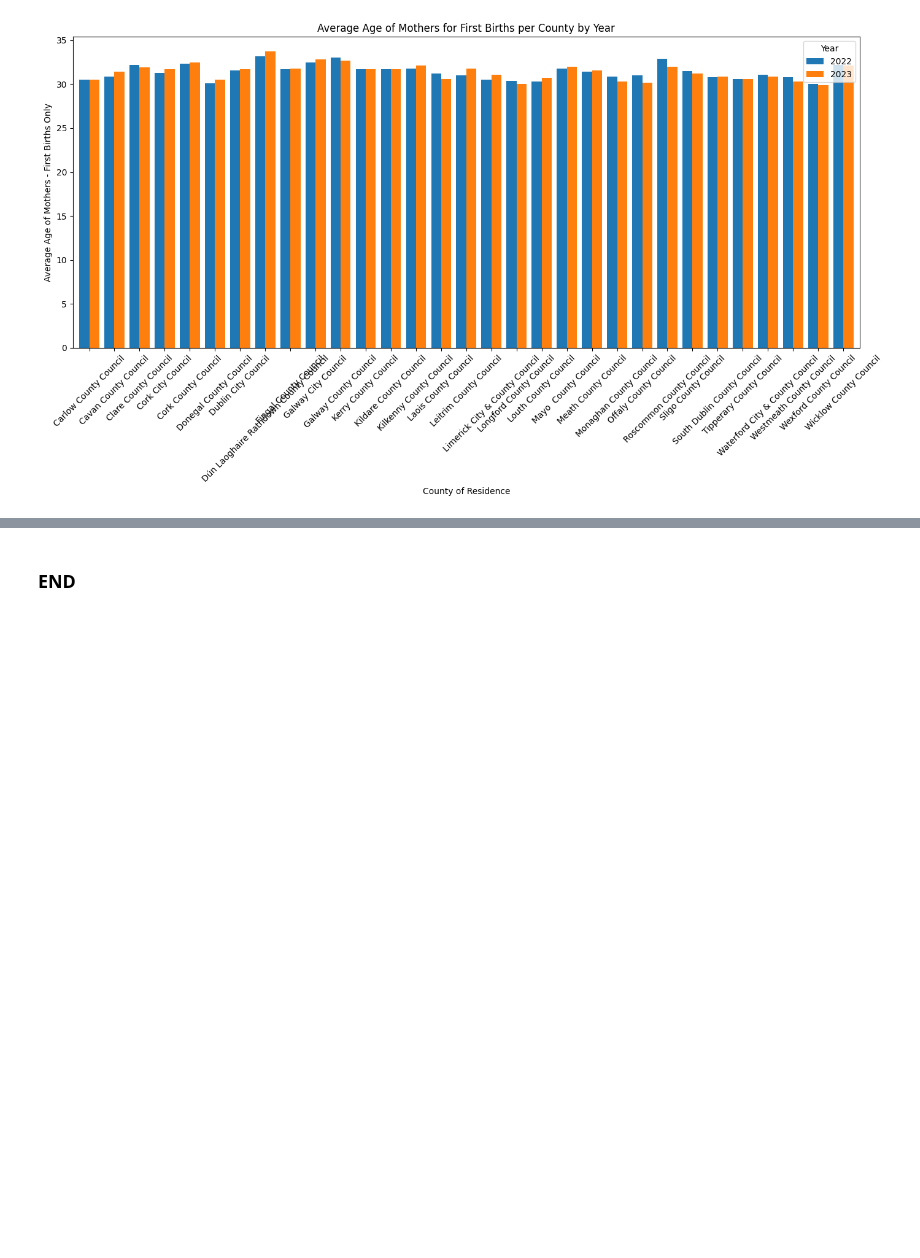
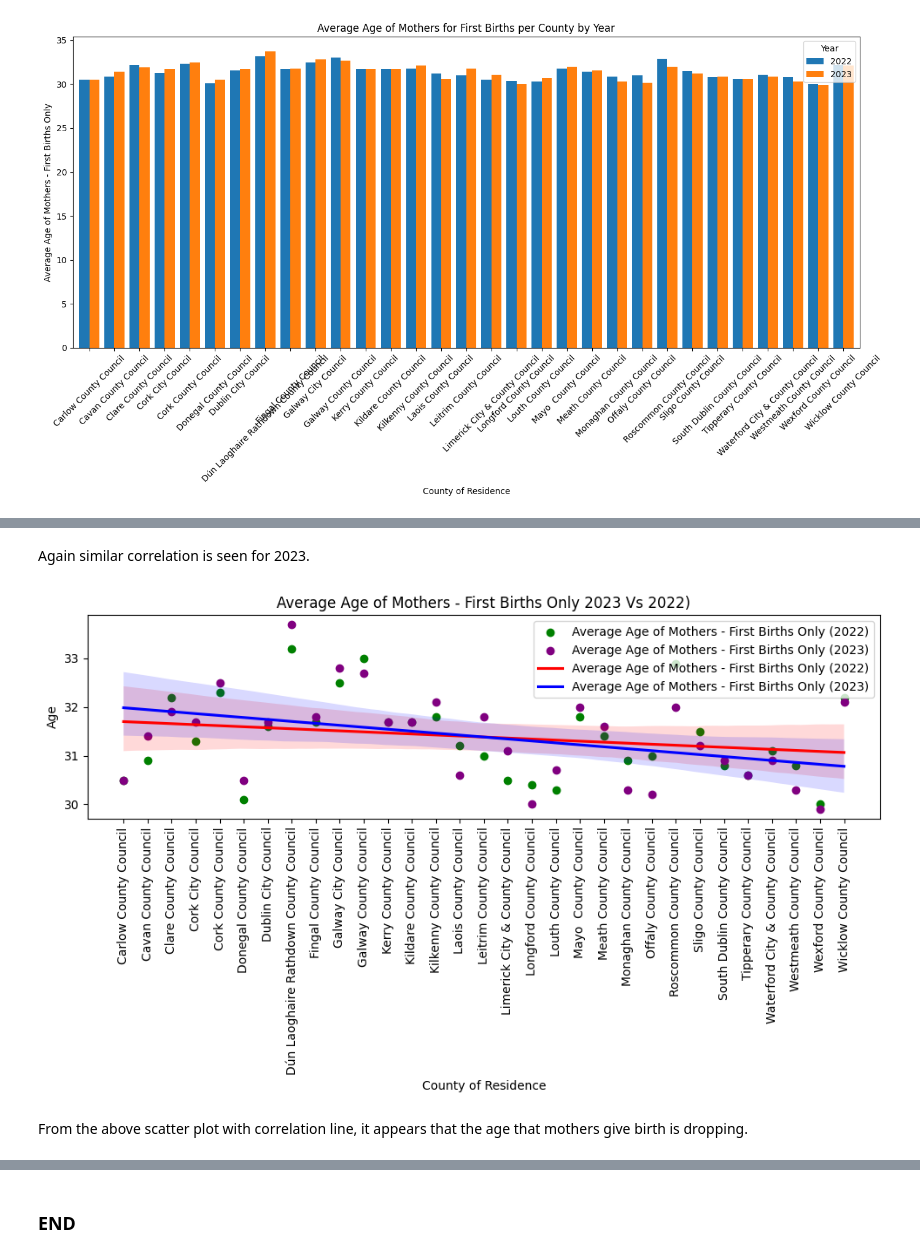
Before and after one commit to GraceMarySmyth/programming-for-data-analytics, a Jupyter notebook: Big_project/birth_rates.ipynb, the cells around one changed output, grey strips where cells are left out. Cells and saved outputs as stored; diff of their text form; code cells hidden in the pictures; blank space fills up the shorter version.

```diff
--- a/Big_project/birth_rates.ipynb
+++ b/Big_project/birth_rates.ipynb
@@ -235,0 +293,25 @@ This graph tells us that the average age of first time mothers is fairly uniform
+# %% [markdown]
+Again similar correlation is seen for 2023.
+# %%
+plt.figure(figsize=(10, 6))
+
+x_numeric = np.arange(len(average_age_data.index))
+
+plt.scatter(x_numeric, average_age_data[2022], color='green', label='Average Age of Mothers - First Births Only (2022)')
+plt.scatter(x_numeric, average_age_data[2023], color='purple', label='Average Age of Mothers - First Births Only (2023)')
+
+sns.regplot(x=x_numeric, y=average_age_data[2022], scatter=False, color='red', label='Average Age of Mothers - First Births Only (2022)')
+sns.regplot(x=x_numeric, y=average_age_data[2023], scatter=False, color='blue', label='Average Age of Mothers - First Births Only (2023)')
+
+plt.title('Average Age of Mothers - First Births Only 2023 Vs 2022)')
+plt.xlabel('County of Residence')
+plt.ylabel('Age')
+plt.xticks(ticks=x_numeric, labels=average_age_data.index, rotation=90)
+plt.legend()
+plt.tight_layout()
+
+plt.show()
+# %% [output]
+[figure, added]
+# %% [markdown]
+From the above scatter plot with correlation line, it appears that the age that mothers give birth is dropping.
```
Also changed, not shown: parts of 17 cells of this notebook.
